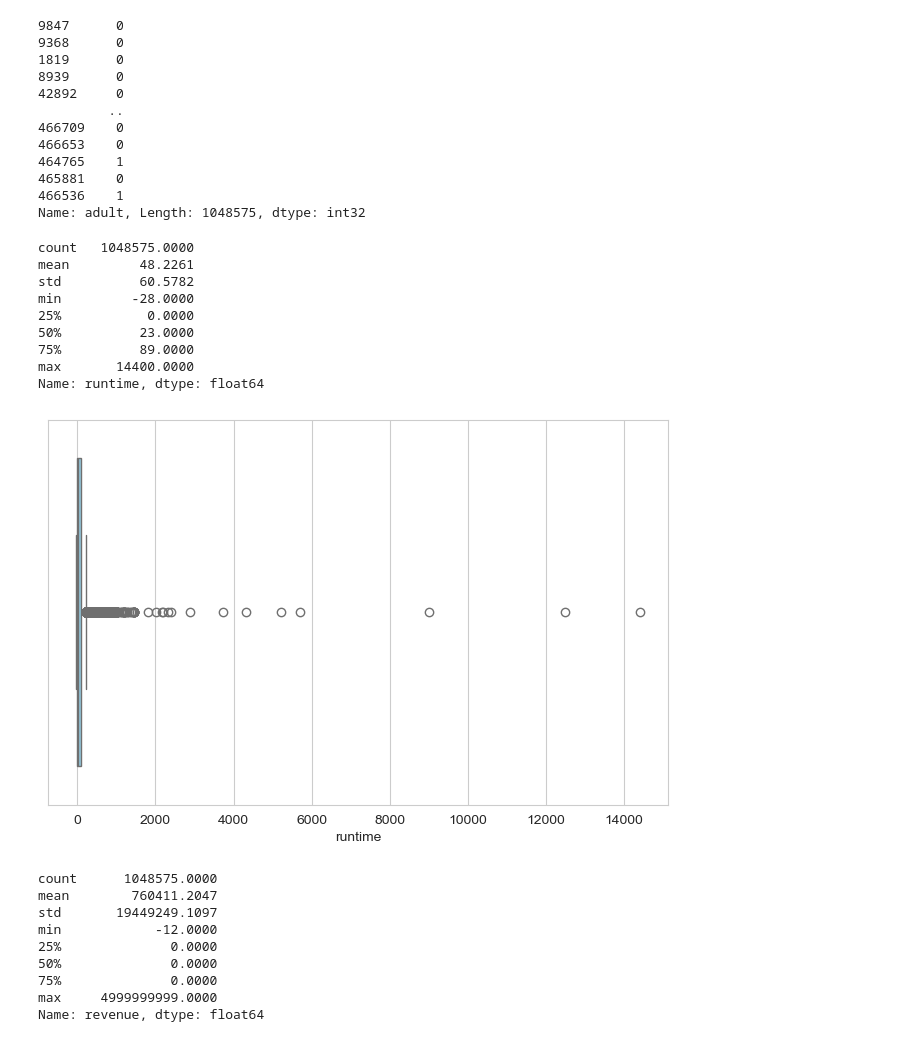
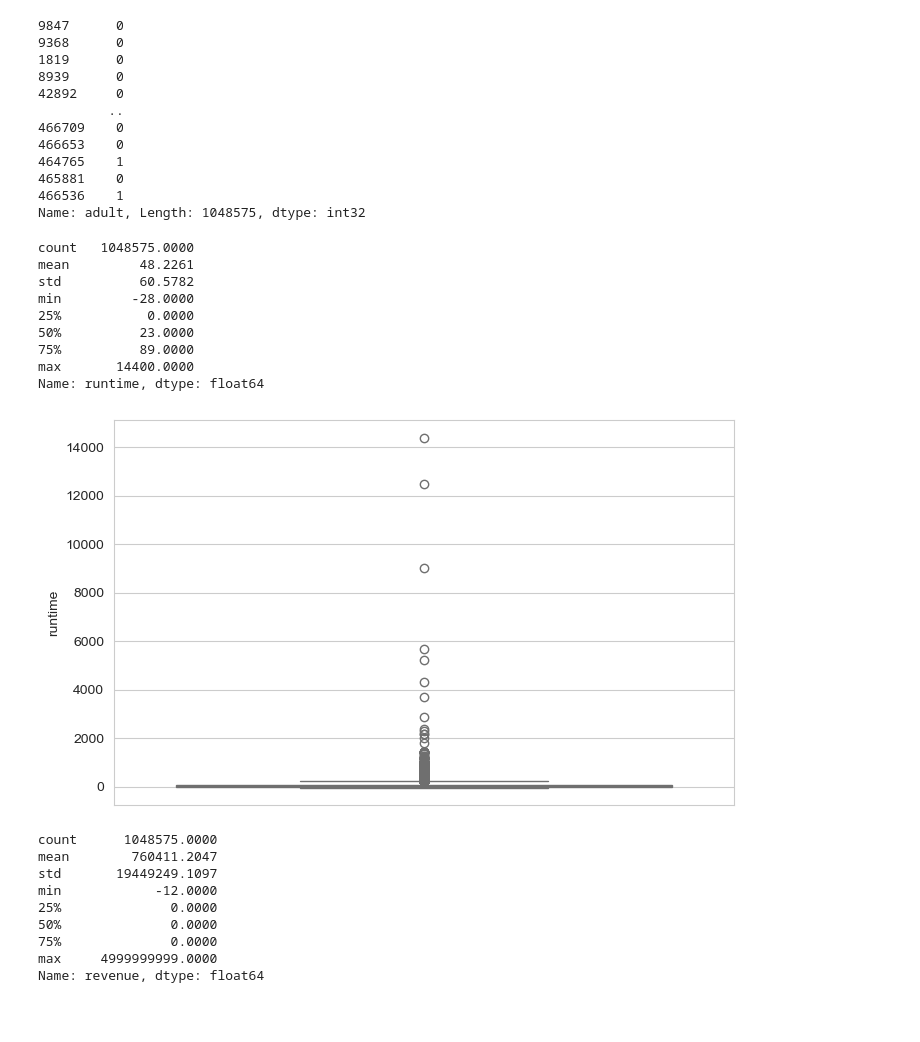
Before and after one commit to RHartung-ND/Data-Science-Project, a Jupyter notebook: Matt-testing-data.ipynb, the cells around one changed output. Cells and saved outputs as stored; diff of their text form; code cells hidden in the pictures; blank space fills up the shorter version.

```diff
--- a/Matt-testing-data.ipynb
+++ b/Matt-testing-data.ipynb
@@ -274,24 +274,25 @@ cleaned_df = converted_adult_df.copy()
 # %%
 # Runtime data
 
 pd.set_option('display.float_format', '{:.4f}'.format)
 print(cleaned_df["runtime"].describe())
 
 plt.figure(figsize=(8,5))
 sns.set_style("whitegrid")
-sns.boxplot(x=cleaned_df["runtime"], color="skyblue")
+# sns.boxplot(x=cleaned_df["runtime"], color="skyblue")
+sns.boxplot(cleaned_df["runtime"], color="skyblue")
 plt.show()
 # %% [output]
 count   1048575.0000
 mean         48.2261
 std          60.5782
 min         -28.0000
 25%           0.0000
 50%          23.0000
 75%          89.0000
 max       14400.0000
 Name: runtime, dtype: float64
-[figure, old version]
+[figure, new version]
 # %%
 # Revenue data
 
```
Also changed, not shown: parts of 8 cells of this notebook, 1 other file.
